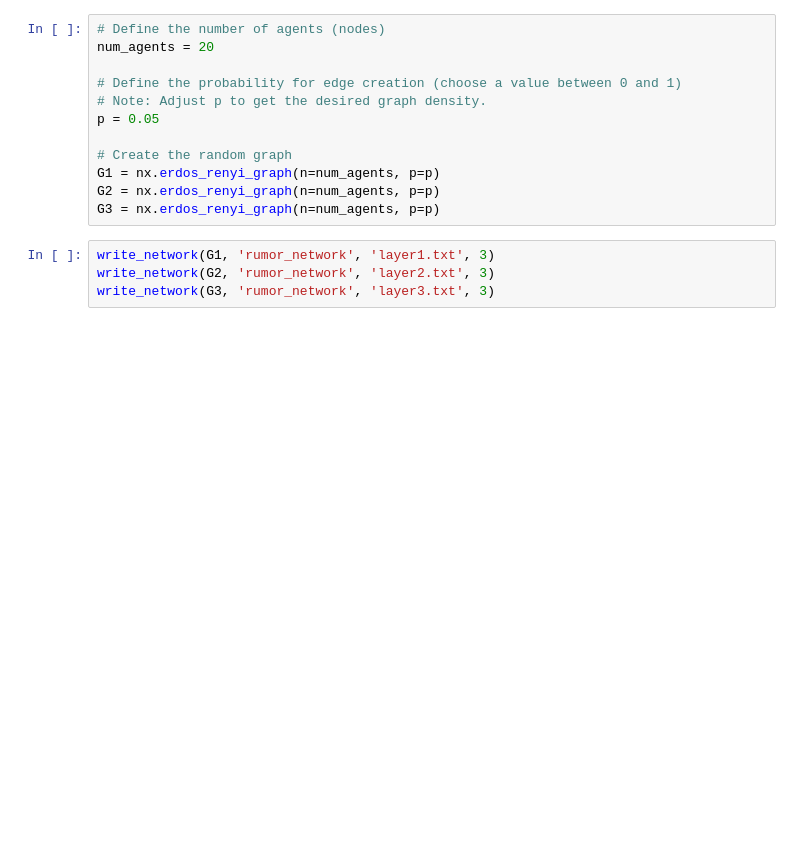
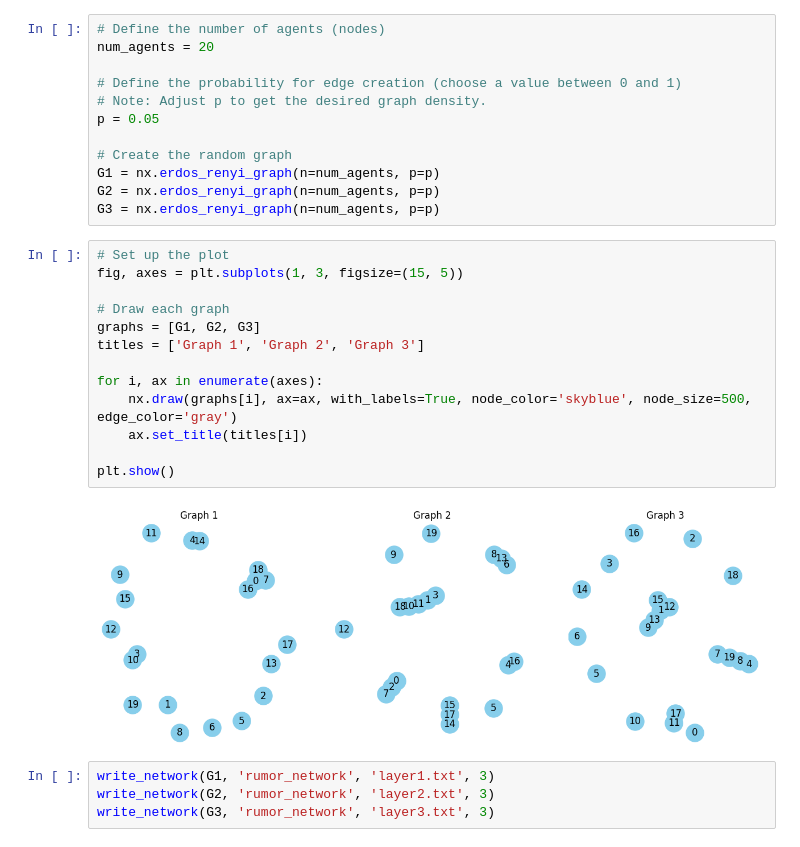
Before and after one commit to KengLL/Shadow-Clone, a Jupyter notebook: shadow_clone.ipynb, the cells around one changed output. Cells and saved outputs as stored; diff of their text form; blank space fills up the shorter version.

```diff
--- a/shadow_clone.ipynb
+++ b/shadow_clone.ipynb
@@ -21,6 +22,21 @@ p = 0.05
 G1 = nx.erdos_renyi_graph(n=num_agents, p=p)
 G2 = nx.erdos_renyi_graph(n=num_agents, p=p)
 G3 = nx.erdos_renyi_graph(n=num_agents, p=p)
+# %%
+# Set up the plot
+fig, axes = plt.subplots(1, 3, figsize=(15, 5))
+
+# Draw each graph
+graphs = [G1, G2, G3]
+titles = ['Graph 1', 'Graph 2', 'Graph 3']
+
+for i, ax in enumerate(axes):
+    nx.draw(graphs[i], ax=ax, with_labels=True, node_color='skyblue', node_size=500, edge_color='gray')
+    ax.set_title(titles[i])
+
+plt.show()
+# %% [output]
+[figure, added]
 # %%
 write_network(G1, 'rumor_network', 'layer1.txt', 3)
 write_network(G2, 'rumor_network', 'layer2.txt', 3)
```
Also changed, not shown: parts of 3 cells of this notebook, 3 other files.
